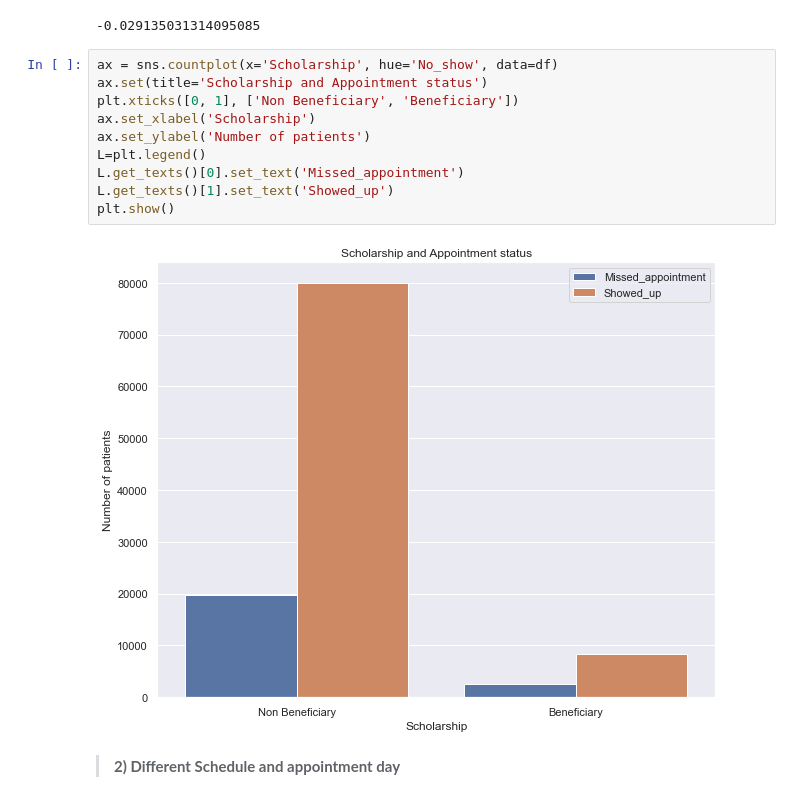
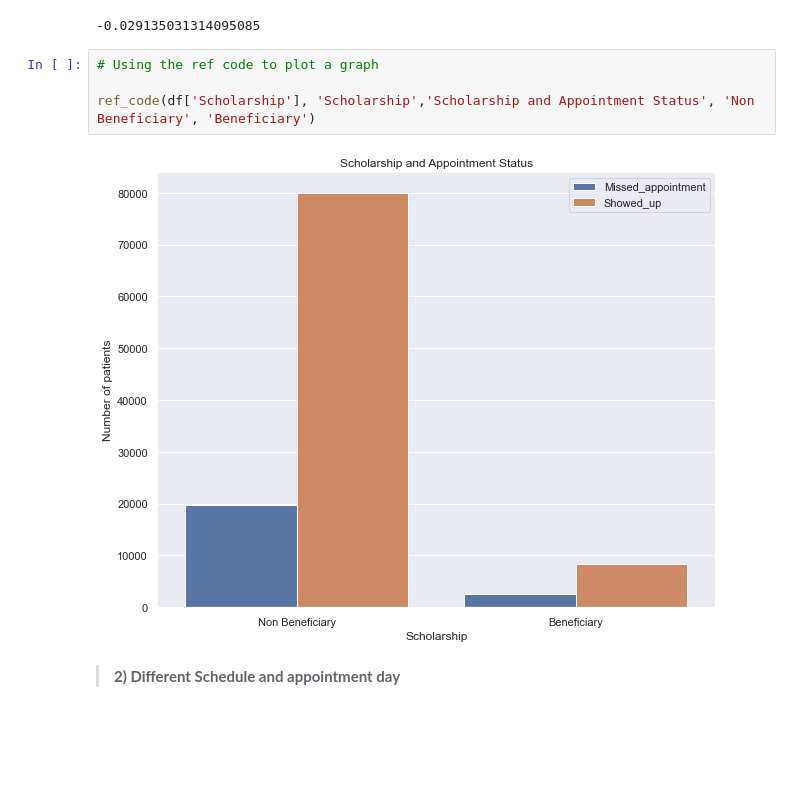
Before and after one commit to AishatBolarinwa/ALX-T_Project1, a Jupyter notebook: ALX-T_Project1_NoshowAppointments.ipynb, the cells around one changed output. Drawn from its saved outputs; the diff is of its cells as text; blank space fills up the shorter version.

```diff
--- a/ALX-T_Project1_NoshowAppointments.ipynb
+++ b/ALX-T_Project1_NoshowAppointments.ipynb
@@ -516,18 +540,12 @@ Oh no! Very few patients are benfitting from the scholarship.
 df['No_show'].corr(df['Scholarship'])
 # %% [output]
 -0.029135031314095085
-# %%
-ax = sns.countplot(x='Scholarship', hue='No_show', data=df)
-ax.set(title='Scholarship and Appointment status')
-plt.xticks([0, 1], ['Non Beneficiary', 'Beneficiary'])
-ax.set_xlabel('Scholarship')
-ax.set_ylabel('Number of patients')
-L=plt.legend()
-L.get_texts()[0].set_text('Missed_appointment')
-L.get_texts()[1].set_text('Showed_up')
-plt.show()
-# %% [output]
-[figure, removed]
+# %%
+# Using the ref code to plot a graph
+
+ref_code(df['Scholarship'], 'Scholarship','Scholarship and Appointment Status', 'Non Beneficiary', 'Beneficiary')
+# %% [output]
+[figure, added]
 # %% [markdown]
 >**2) Different Schedule and appointment day**
 # %%
```
Also changed, not shown: parts of 13 cells of this notebook.
